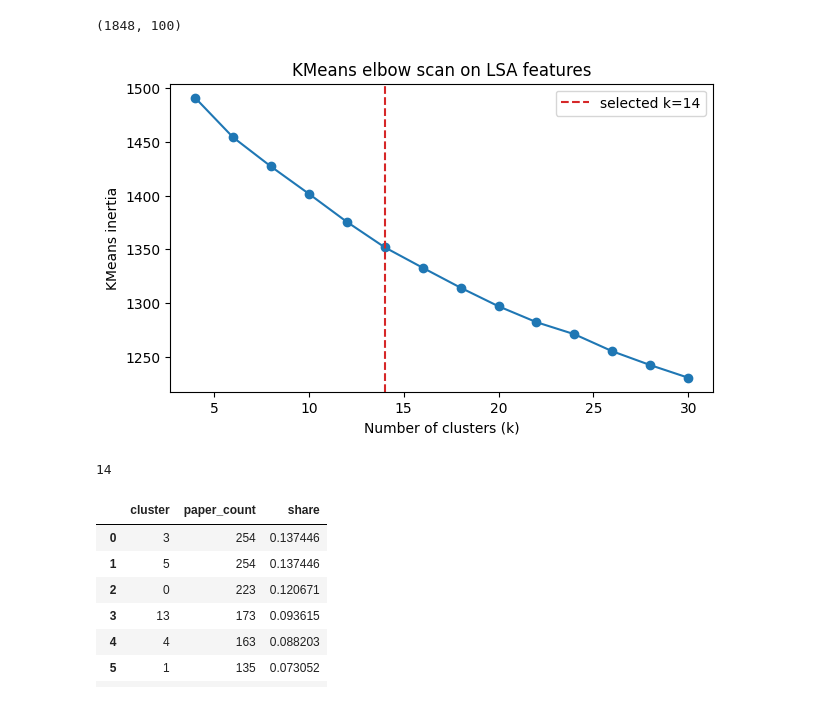
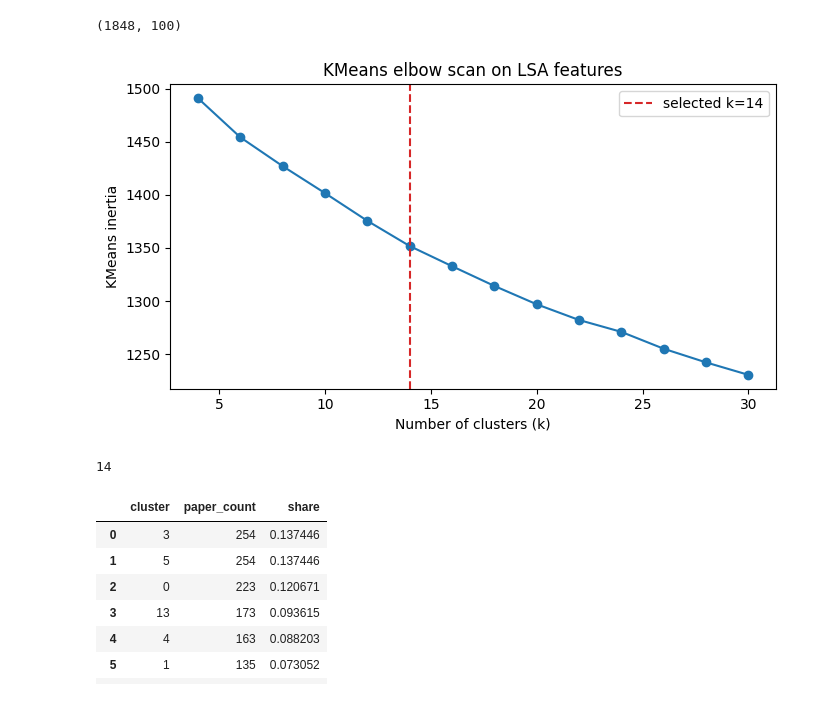
Before and after one commit to dobosipeter/usml_homework, a Jupyter notebook: arxiv_topics.ipynb, the cells around one changed output. Drawn from its saved outputs; the diff is of its cells as text; code cells hidden in the pictures.

```diff
--- a/arxiv_topics.ipynb
+++ b/arxiv_topics.ipynb
@@ -365,6 +365,10 @@ from sklearn.metrics import (
     silhouette_score,
 )
 
+OUTPUT_DIR = Path("output")
+OUTPUT_DIR.mkdir(exist_ok=True)
+ELBOW_PLOT_PATH = OUTPUT_DIR / "kmeans_lsa_elbow.png"
+
 CLUSTERING_CACHE = DATA_DIR / "lsa_clustering_results_clean.json"
 KMEANS_LABELS_CACHE = DATA_DIR / "labels_kmeans_lsa_clean.npy"
 WARD_LABELS_CACHE = DATA_DIR / "labels_ward_lsa_clean.npy"
@@ -416,27 +420,29 @@ def cluster_size_table(labels: np.ndarray, top_n: int = 12) -> pd.DataFrame:
 # %%
 k_values = list(range(4, 31, 2))
 inertias = []
 
 for k in k_values:
     model = KMeans(n_clusters=k, random_state=42, n_init=10)
     model.fit(lsa_embeddings)
     inertias.append(model.inertia_)
 
 knee = KneeLocator(k_values, inertias, curve="convex", direction="decreasing")
 best_k = int(knee.knee or 12)
 
 fig, ax = plt.subplots(figsize=(7, 4))
 ax.plot(k_values, inertias, marker="o")
 ax.axvline(best_k, color="tab:red", linestyle="--", label=f"selected k={best_k}")
 ax.set_xlabel("Number of clusters (k)")
 ax.set_ylabel("KMeans inertia")
 ax.set_title("KMeans elbow scan on LSA features")
 ax.legend()
+fig.tight_layout()
+fig.savefig(ELBOW_PLOT_PATH, dpi=180, bbox_inches="tight")
 plt.show()
 
 best_k
 # %% [output]
-[figure, old version]
+[figure, new version]
 14
 # %%
 kmeans_model = KMeans(n_clusters=best_k, random_state=42, n_init=20)
```
Also changed, not shown: parts of 2 cells of this notebook, 3 other files.
